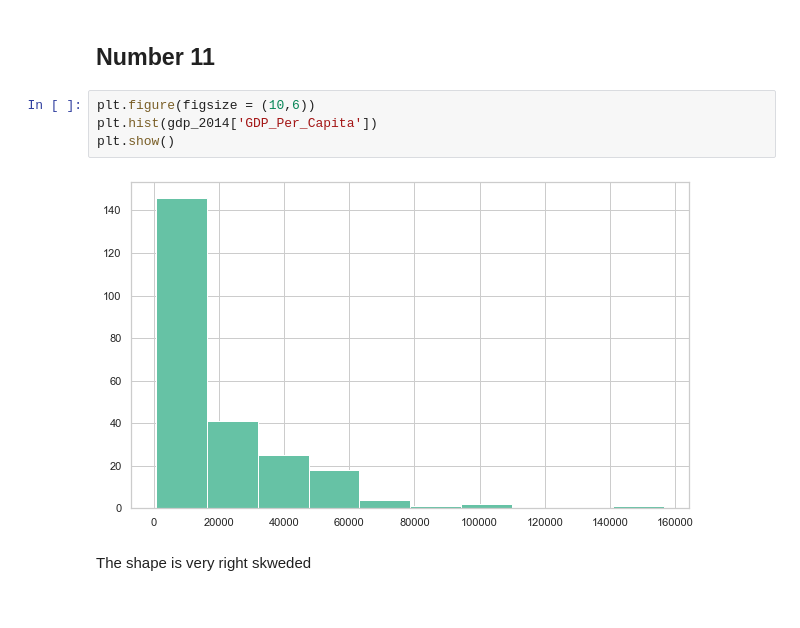
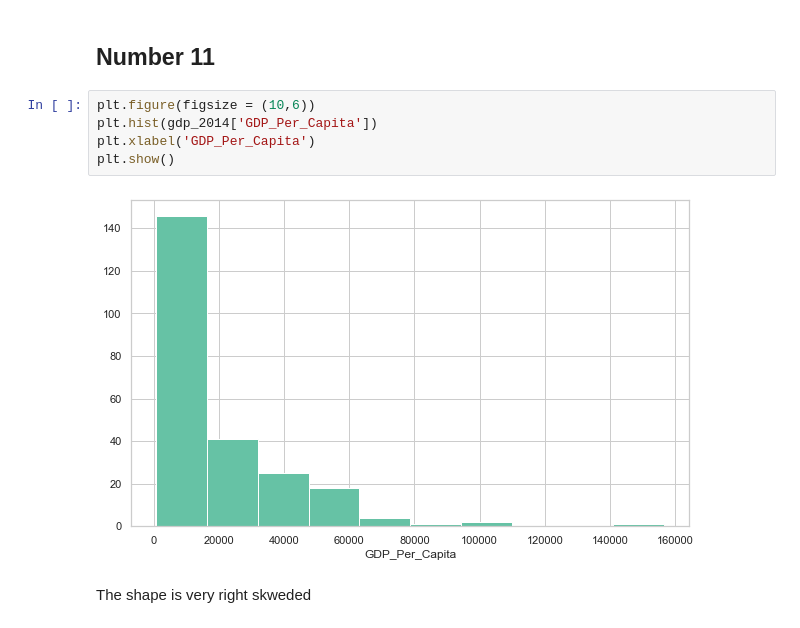
Before and after one commit to nss-data-science-cohort-6/un_data_question-hcgreer, a Jupyter notebook: notebooks/UN_Data_Exploration.ipynb, the cells around one changed output. Drawn from its saved outputs; the diff is of its cells as text.

```diff
--- a/notebooks/UN_Data_Exploration.ipynb
+++ b/notebooks/UN_Data_Exploration.ipynb
@@ -143,9 +143,10 @@ gdp_2014.describe()
 # %%
 plt.figure(figsize = (10,6))
 plt.hist(gdp_2014['GDP_Per_Capita'])
+plt.xlabel('GDP_Per_Capita')
 plt.show()
 # %% [output]
-[figure, old version]
+[figure, new version]
 # %% [markdown]
 The shape is very right skweded
 # %% [markdown]
```
Also changed, not shown: parts of 34 cells of this notebook.
